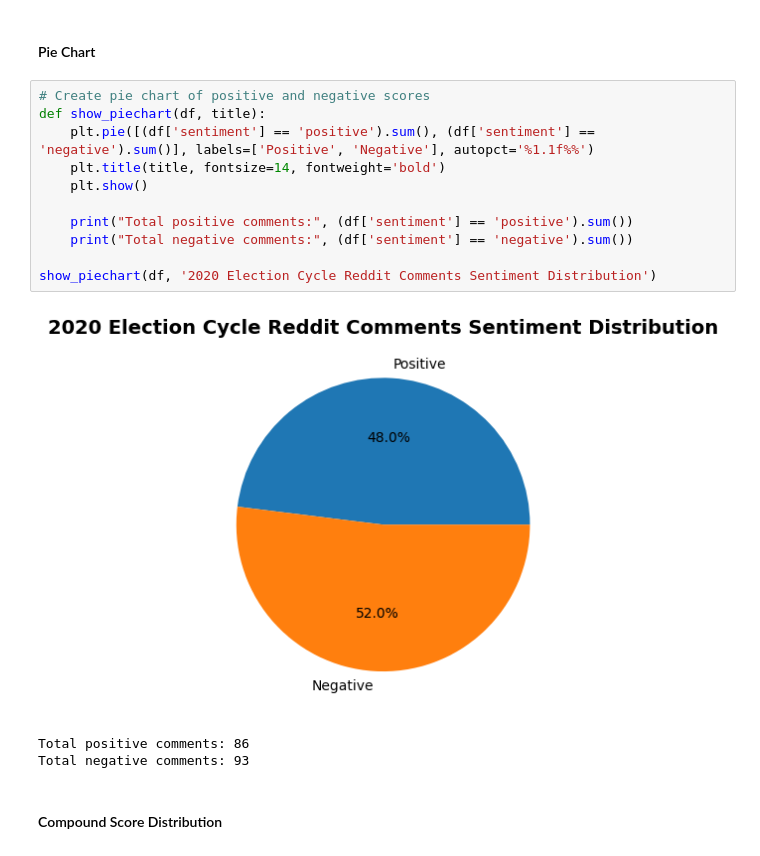
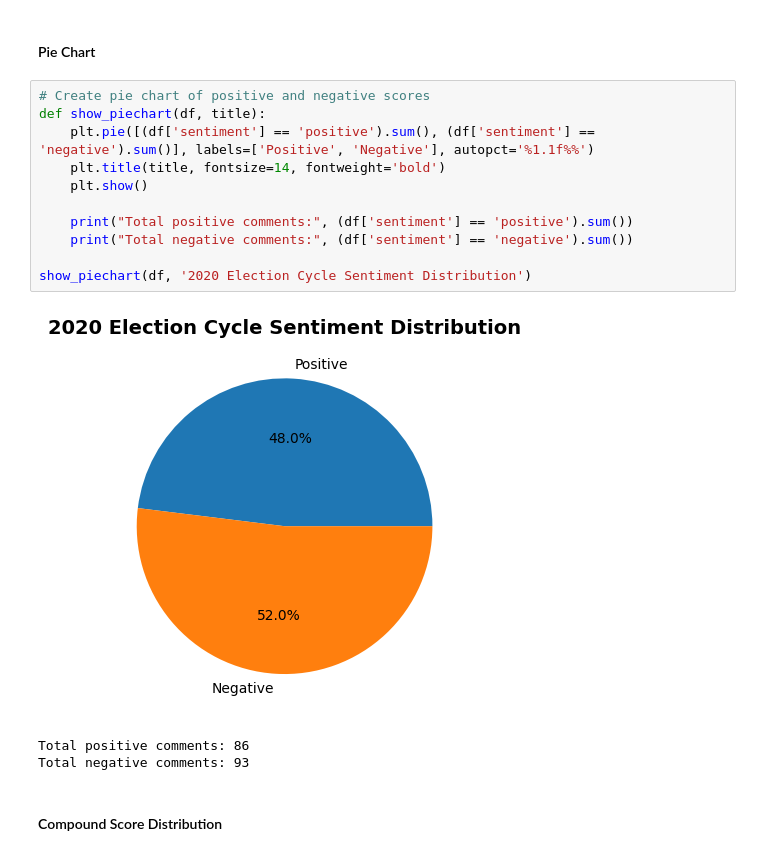
Before and after one commit to gckang/nlp-reddit-election-posts-proj, a Jupyter notebook: exploratory_data_analysis.ipynb, the cells around one changed output. Cells and saved outputs as stored; diff of their text form.

```diff
--- a/exploratory_data_analysis.ipynb
+++ b/exploratory_data_analysis.ipynb
@@ -132,16 +131,16 @@ See the caveats in the documentation: https://pandas.pydata.org/pandas-docs/stab
 # %%
 # Create pie chart of positive and negative scores
 def show_piechart(df, title):
     plt.pie([(df['sentiment'] == 'positive').sum(), (df['sentiment'] == 'negative').sum()], labels=['Positive', 'Negative'], autopct='%1.1f%%')
     plt.title(title, fontsize=14, fontweight='bold')
     plt.show()
 
     print("Total positive comments:", (df['sentiment'] == 'positive').sum())
     print("Total negative comments:", (df['sentiment'] == 'negative').sum())
 
-show_piechart(df, '2020 Election Cycle Reddit Comments Sentiment Distribution')
+show_piechart(df, '2020 Election Cycle Sentiment Distribution')
 # %% [output]
-[figure, old version]
+[figure, new version]
 Total positive comments: 86
 Total negative comments: 93
 # %% [markdown]
```
Also changed, not shown: parts of 20 cells of this notebook, 2 other files.
